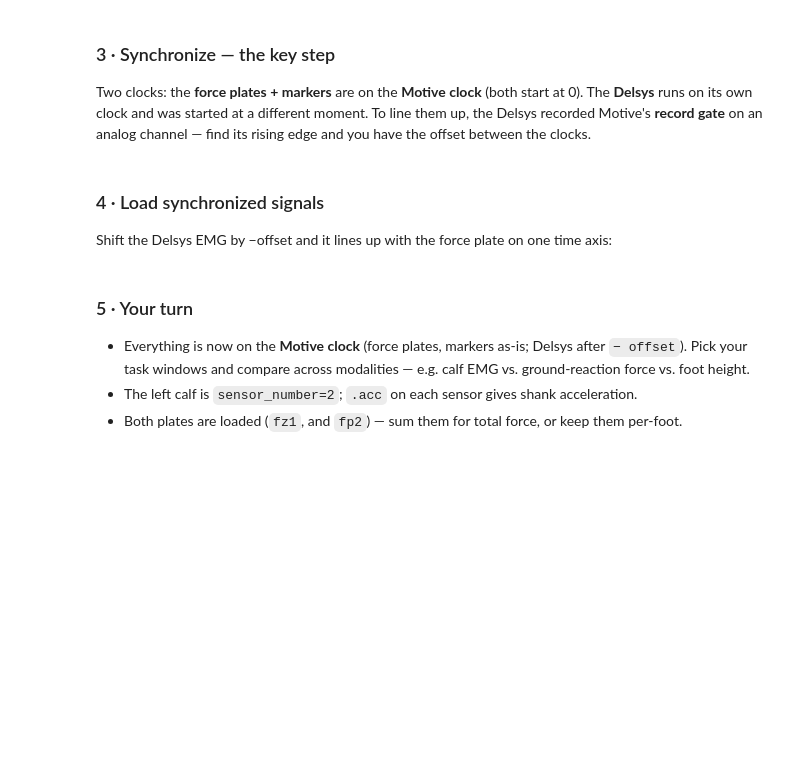
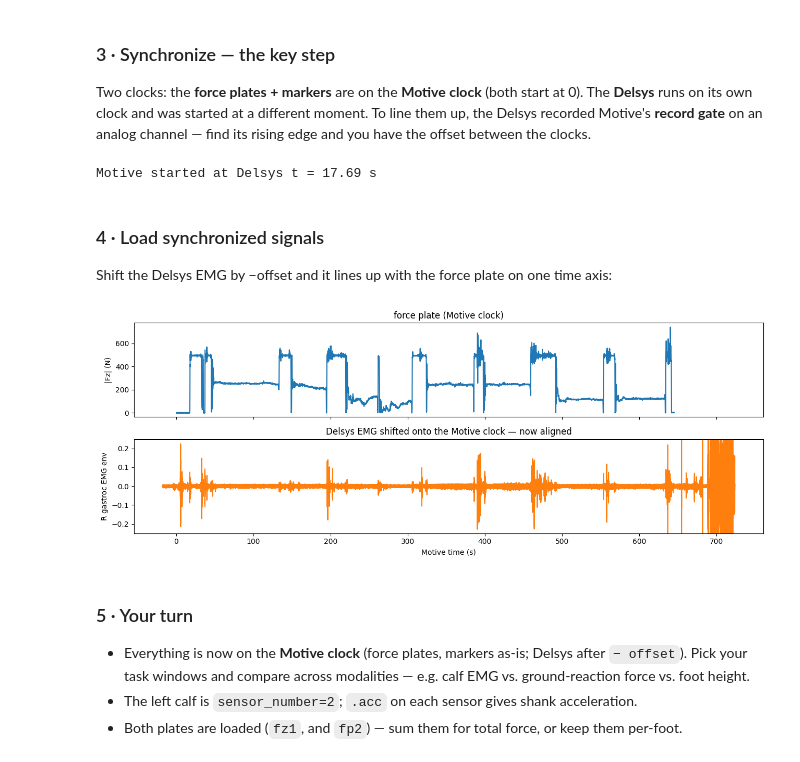
Before and after one commit to praneethnamburi/immersionlab-pe-mis, a Jupyter notebook: notebooks/group2_project2.ipynb, the cells around one changed output. Drawn from its saved outputs; the diff is of its cells as text; code cells hidden in the pictures; blank space fills up the shorter version.

```diff
--- a/notebooks/group2_project2.ipynb
+++ b/notebooks/group2_project2.ipynb
@@ -76,24 +92,28 @@ import numpy as np
 def motive_gate_offset(lf):
     """Delsys analog sensor 13, channel 0 = Motive's record gate (HIGH while Motive records).
     Its rising edge is the Delsys-clock time at which Motive (force plates + markers) began at t=0."""
-    a = lf.find(sensor_number=13, as_="sensor")[0].analog
-    g = np.asarray(a())[:, 0]; t = np.asarray(a.t)
-    return float(t[np.argmax(g > 0.5*(g.min()+g.max()))])
+    return float((lf.analog.split_to_1d()[0] > 1.5).onoff_times()[0][0])
 # %%
 offset = motive_gate_offset(lf)
 print(f"Motive started at Delsys t = {offset:.2f} s")
 # move ANY Delsys signal onto the Motive clock:   t_motive = t_delsys - offset
+# %% [output]
+Motive started at Delsys t = 17.69 s
 # %% [markdown]
 ### 4 · Load synchronized signals
 Shift the Delsys EMG by −offset and it lines up with the force plate on one time axis:
 # %%
-env = emg_R.bandpass(20,450).envelope()
+env = emg_R.bandpass(20,450)
 emg_t = np.asarray(env.t) - offset                 # Delsys EMG, now on the Motive clock
 fig, ax = plt.subplots(2,1, figsize=(13,5), sharex=True)
 ax[0].plot(fp_t, fz1); ax[0].set_ylabel("|Fz| (N)"); ax[0].set_title("force plate (Motive clock)")
 ax[1].plot(emg_t, np.asarray(env()).ravel(), color="tab:orange"); ax[1].set_ylabel("R gastroc EMG env")
 ax[1].set_xlabel("Motive time (s)"); ax[1].set_title("Delsys EMG shifted onto the Motive clock — now aligned")
-[a.set_xlim(40,70) for a in ax]; plt.tight_layout(); plt.show()
+ax[1].set_ylim([-0.25, 0.25])
+# [a.set_xlim(40,70) for a in ax];
+plt.tight_layout(); plt.show()
+# %% [output]
+[figure, added]
 # %% [markdown]
 ### 5 · Your turn
 - Everything is now on the **Motive clock** (force plates, markers as-is; Delsys after `− offset`). Pick your task windows and compare across modalities — e.g. calf EMG vs. ground-reaction force vs. foot height.
```
Also changed, not shown: parts of 4 cells of this notebook.
